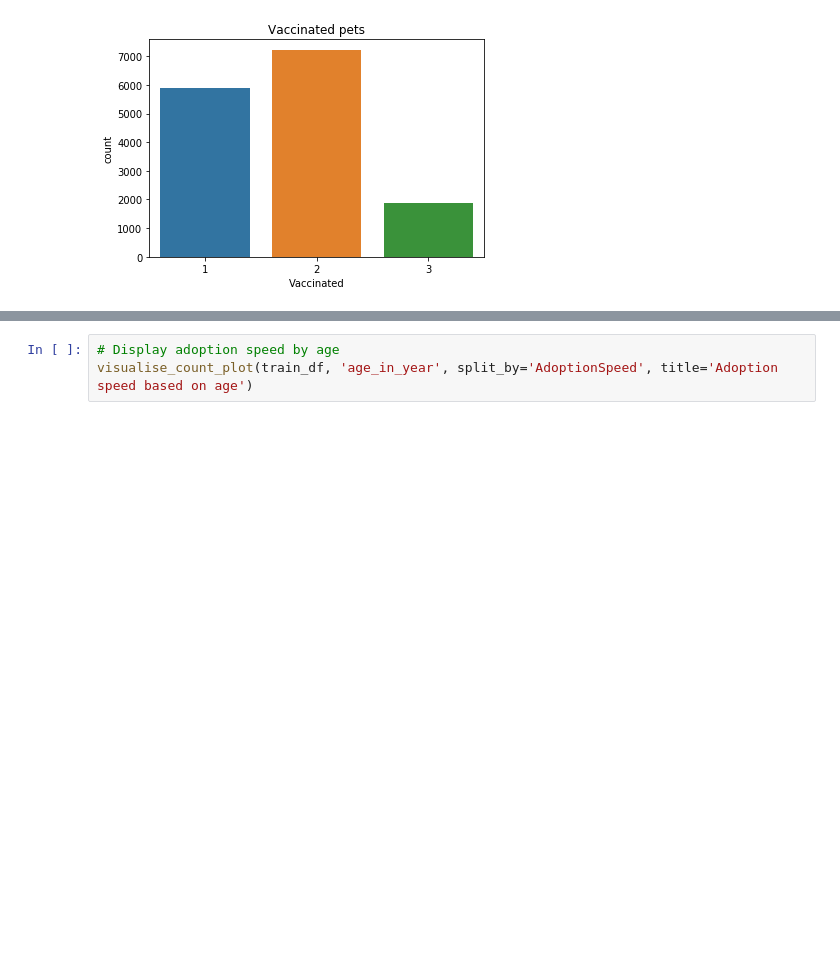
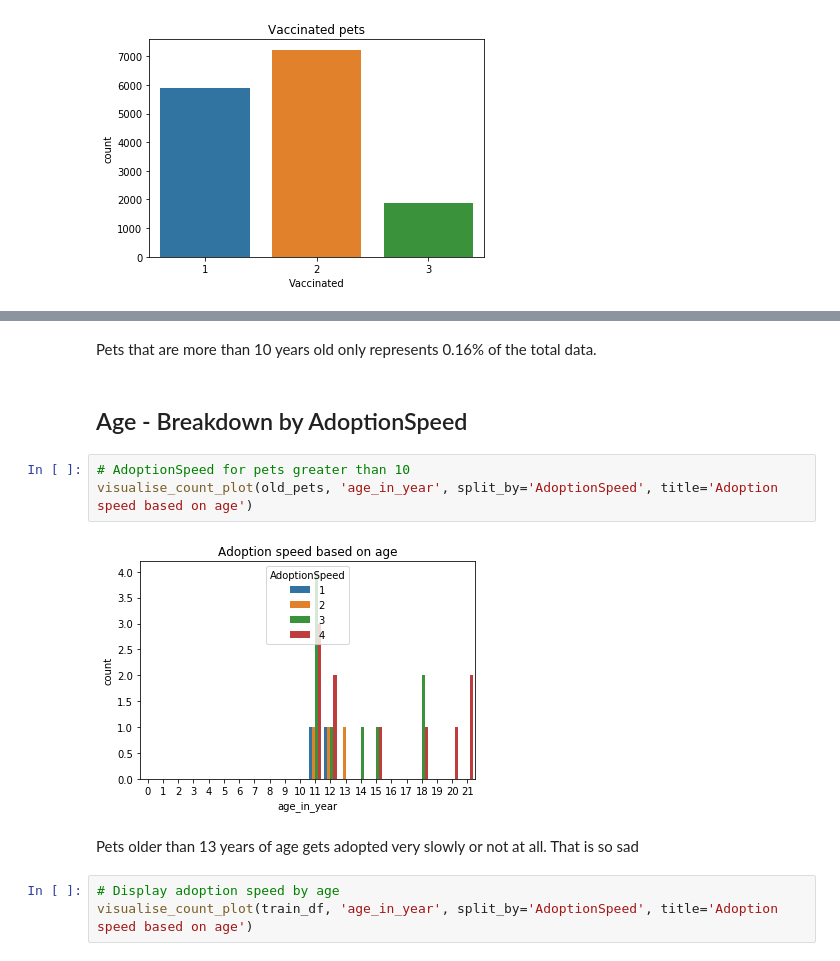
Before and after one commit to edwinwongy/kaggle_pet_finder, a Jupyter notebook: pets/pets-predict.ipynb, the cells around one changed output, grey strips where cells are left out. Cells and saved outputs as stored; diff of their text form; blank space fills up the shorter version.

```diff
--- a/pets/pets-predict.ipynb
+++ b/pets/pets-predict.ipynb
@@ -182,3 +230,14 @@ Min: 0 Max: 21
+# %% [markdown]
+Pets that are more than 10 years old only represents 0.16% of the total data.
+# %% [markdown]
+## Age - Breakdown by AdoptionSpeed
+# %%
+# AdoptionSpeed for pets greater than 10
+visualise_count_plot(old_pets, 'age_in_year', split_by='AdoptionSpeed', title='Adoption speed based on age')
+# %% [output]
+[figure, added]
+# %% [markdown]
+Pets older than 13 years of age gets adopted very slowly or not at all. That is so sad
 # %%
 # Display adoption speed by age
 visualise_count_plot(train_df, 'age_in_year', split_by='AdoptionSpeed', title='Adoption speed based on age')
```
Also changed, not shown: parts of 13 cells of this notebook, 1 other file.
